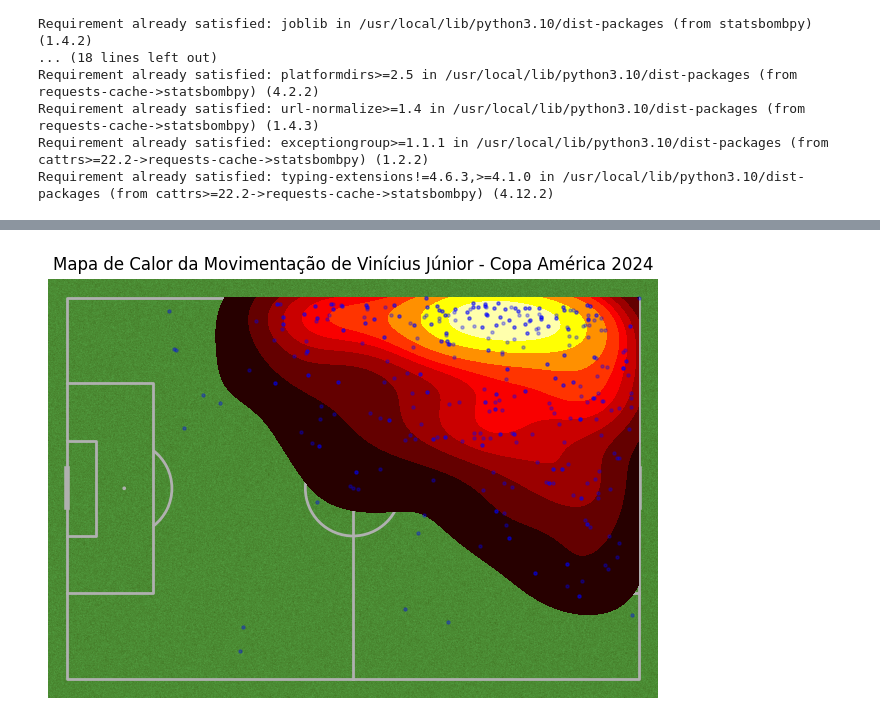
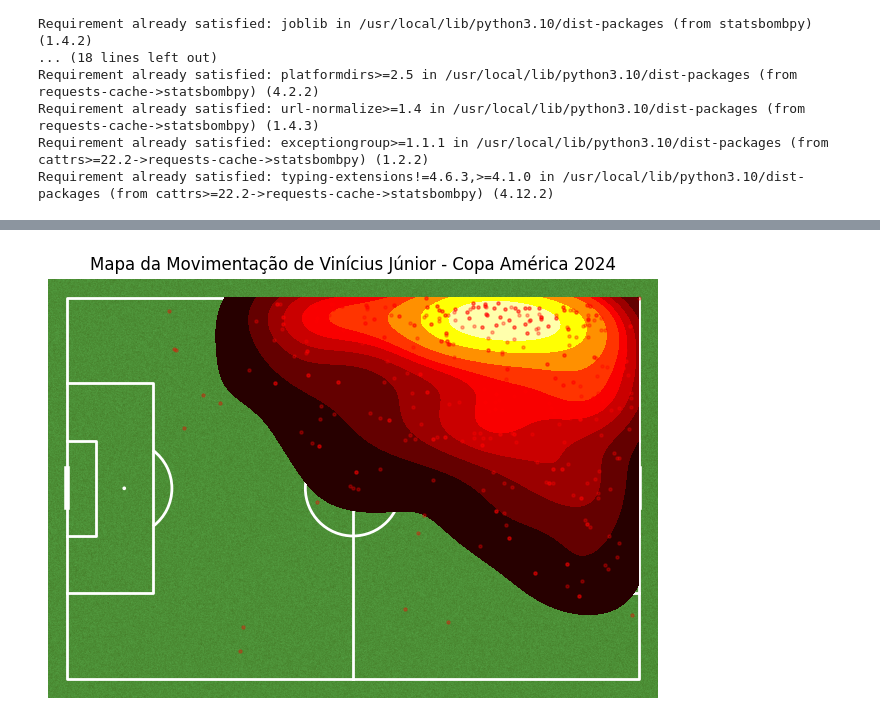
Before and after one commit to renanamd/analise_vinijr, a Jupyter notebook: analise_vinijr.ipynb, the cells around one changed output, grey strips where cells are left out. Saved outputs shown, nothing was run; the diff lists cells and outputs as text; code cells hidden in the pictures.

```diff
--- a/analise_vinijr.ipynb
+++ b/analise_vinijr.ipynb
@@ -115,37 +195,26 @@ plt.show()
 # %%
-from mplsoccer import Pitch
-import matplotlib.pyplot as plt
-import numpy as np
-
-# Supondo que você já tenha coletado os eventos do jogador
-# E que eles estejam no DataFrame `vinicius_events`
-
-# Filtrar os eventos que têm coordenadas de localização
 locations = vinicius_events['location'].dropna().tolist()
 
-# Separar as coordenadas X e Y
 x_coords = [loc[0] for loc in locations]
 y_coords = [loc[1] for loc in locations]
 
 # Criar o campo de futebol
-pitch = Pitch(pitch_color='grass')
-
-# Criar a figura e os eixos
+pitch = Pitch(pitch_type='statsbomb', line_color='white', pitch_color='grass')
 fig, ax = pitch.draw()
 
 # Gerar o mapa de calor usando as coordenadas
-bin_statistic = pitch.bin_statistic(x_coords, y_coords, statistic='count', bins=(100, 100))
+bin_statistic = pitch.bin_statistic(x_coords, y_coords, statistic='count', bins=(200,200))
 # Gerar o mapa de densidade usando as coordenadas
 density = pitch.kdeplot(x_coords, y_coords, ax=ax, fill=True, cmap='hot', shade_lowest=False)
 
 
 # Adicionar a densidade de movimentos no campo
-pitch.scatter(x_coords, y_coords, alpha=0.3, color='blue', ax=ax, s=5)
+pitch.scatter(x_coords, y_coords, alpha=0.3, color='red', ax=ax, s=5)
 
 # Título do gráfico
-plt.title('Mapa de Calor da Movimentação de Vinícius Júnior - Copa América 2024')
+plt.title('Mapa da Movimentação de Vinícius Júnior - Copa América 2024')
 
 # Exibir o gráfico
 plt.show()
 # %% [output]
-[figure, old version]
+[figure, new version]
```
Also changed, not shown: parts of 14 cells of this notebook.
